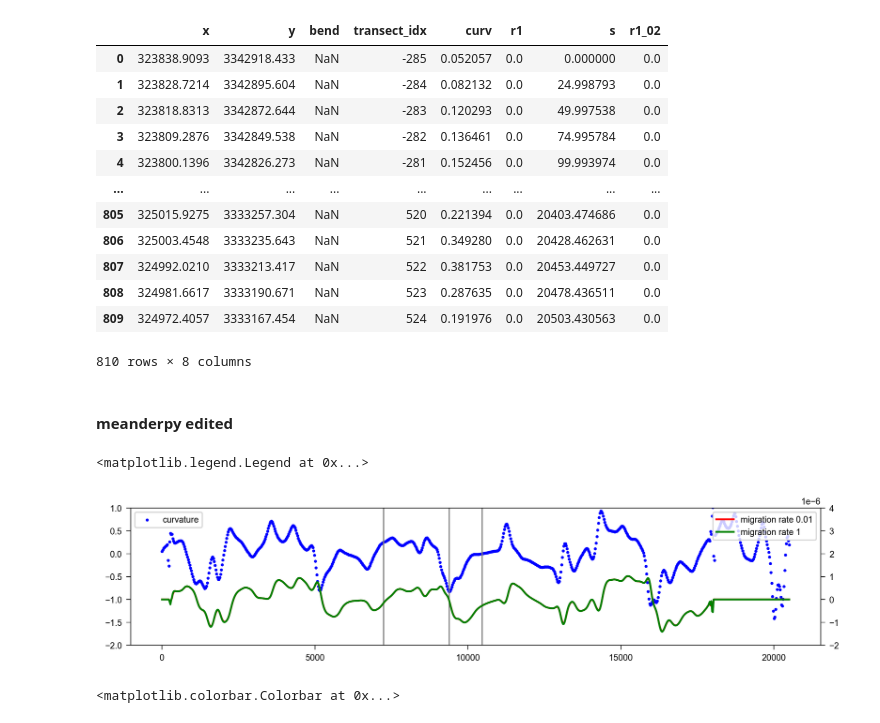
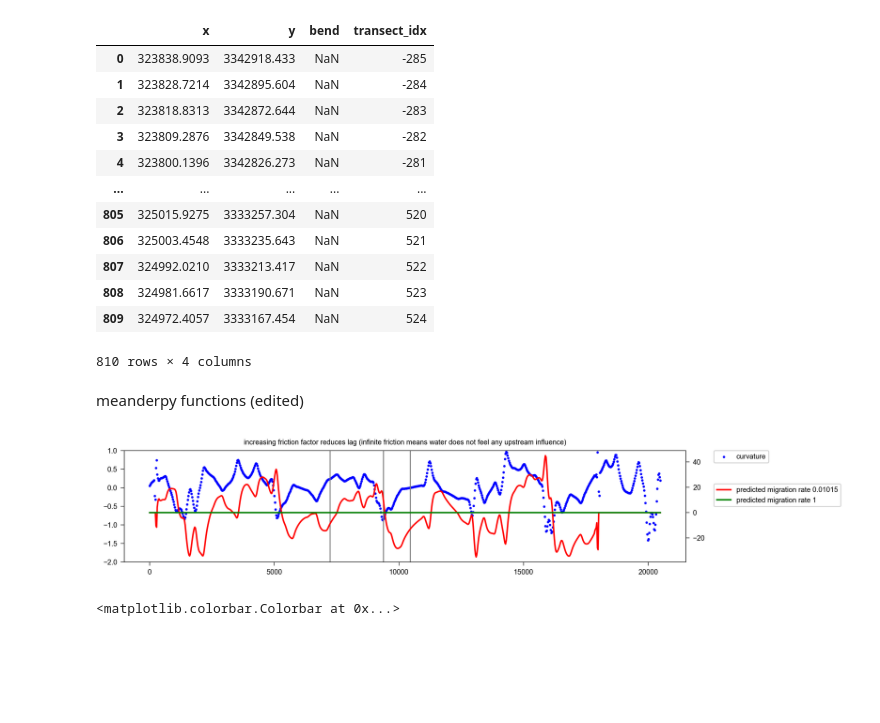
Before and after one commit to marielnelson/local-river-bank-erosion, a Jupyter notebook: 2_calculate-curvature.ipynb, the cells around one changed output. Saved outputs shown, nothing was run; the diff lists cells and outputs as text; code cells hidden in the pictures; blank space fills up the shorter version.

Commit message:
plot predicted vs measured bank retreat

```diff
--- a/2_calculate-curvature.ipynb
+++ b/2_calculate-curvature.ipynb
@@ -42,7 +42,7 @@ pd.options.display.max_columns = 50
 
 centimeters = 1 / 2.54
 # %%
-centerline_df = pd.read_csv('data/centerline-points-with-idx.csv')
+centerline_df = pd.read_csv('1_input-data/centerline-points-with-idx.csv')
 # %%
 centerline = centerline_df.values
 x_2022 = centerline[:,0]
@@ -51,23 +51,23 @@ z_2022 = np.zeros(len(y_2022),float)
 # %%
 centerline_df
 # %% [output]
-|  | x | y | bend | transect_idx | curv | r1 | s | r1_02 |
-| 0 | 323838.9093 | 3342918.433 | NaN | -285 | 0.052057 | 0.0 | 0.000000 | 0.0 |
-| 1 | 323828.7214 | 3342895.604 | NaN | -284 | 0.082132 | 0.0 | 24.998793 | 0.0 |
-| 2 | 323818.8313 | 3342872.644 | NaN | -283 | 0.120293 | 0.0 | 49.997538 | 0.0 |
-| 3 | 323809.2876 | 3342849.538 | NaN | -282 | 0.136461 | 0.0 | 74.995784 | 0.0 |
-| 4 | 323800.1396 | 3342826.273 | NaN | -281 | 0.152456 | 0.0 | 99.993974 | 0.0 |
-| ... | ... | ... | ... | ... | ... | ... | ... | ... |
-| 805 | 325015.9275 | 3333257.304 | NaN | 520 | 0.221394 | 0.0 | 20403.474686 | 0.0 |
-| 806 | 325003.4548 | 3333235.643 | NaN | 521 | 0.349280 | 0.0 | 20428.462631 | 0.0 |
-| 807 | 324992.0210 | 3333213.417 | NaN | 522 | 0.381753 | 0.0 | 20453.449727 | 0.0 |
-| 808 | 324981.6617 | 3333190.671 | NaN | 523 | 0.287635 | 0.0 | 20478.436511 | 0.0 |
-| 809 | 324972.4057 | 3333167.454 | NaN | 524 | 0.191976 | 0.0 | 20503.430563 | 0.0 |
+|  | x | y | bend | transect_idx |
+| 0 | 323838.9093 | 3342918.433 | NaN | -285 |
+| 1 | 323828.7214 | 3342895.604 | NaN | -284 |
+| 2 | 323818.8313 | 3342872.644 | NaN | -283 |
+| 3 | 323809.2876 | 3342849.538 | NaN | -282 |
+| 4 | 323800.1396 | 3342826.273 | NaN | -281 |
+| ... | ... | ... | ... | ... |
+| 805 | 325015.9275 | 3333257.304 | NaN | 520 |
+| 806 | 325003.4548 | 3333235.643 | NaN | 521 |
+| 807 | 324992.0210 | 3333213.417 | NaN | 522 |
+| 808 | 324981.6617 | 3333190.671 | NaN | 523 |
+| 809 | 324972.4057 | 3333167.454 | NaN | 524 |
-810 rows × 8 columns
+810 rows × 4 columns
 # %%
 nit = 1                   # number of iterations
 W = 200.0                    # channel width (m)
-D = 6.0                      # channel depth (m)
+D = 9.0                      # channel depth (m)
 depths = D * np.ones((nit,))  # channel depths for different iterations
 pad = 100                    # padding (number of nodepoints along centerline)
 deltas = 25.0                # sampling distance along centerline
@@ -76,7 +76,7 @@ crdist = 1.5 * W               # threshold distance at which cutoffs occur
 kl = 60.0/(365*24*60*60.0)   # migration rate constant (m/s)
 kv =  1.0e-12               # vertical slope-dependent erosion rate constant (m/s)
 dt = 1*0.05*365*24*60*60.0     # time step (s)
-dens = 1000                  # density of water (kg/m3)
+dens = 1000                  # density of fluid (kg/m3)
 saved_ts = 1                # which time steps will be saved
 n_bends = 20                # approximate number of bends you want to model
 Sl = 0.0                     # initial slope (matters more for submarine channels than rivers)
@@ -88,6 +88,6 @@ aggr_factor = 2e-9         # aggradation factor (m/s, about 0.18 m/year, it kick
 k = 1.0                        # HK constant
 pad1 = int(pad/10.0)
 # %% [markdown]
-#### meanderpy edited
+meanderpy functions (edited)
 # %%
 def compute_curvature(x,y):
@@ -249,36 +138,45 @@ def migrate_one_step(x,y,z,W,kl,dt,k,Cf,D,pad,pad1,omega=-1.0,gamma=2.5):
     y[pad1:ns-pad+1] = y[pad1:ns-pad+1] - R1[pad1:ns-pad+1]*dx_ds*dt
     return curv, R1, x_old, y_old, x, y, s
 # %%
-curv, r1, x_old, y_old, x, y, s = migrate_one_step(x_2022,y_2022,z_2022,W,kl,dt,k,Cfs[0],D,pad,pad1,omega=-1.0,gamma=2.5)
+cfs_original = 0.01015
+
+curv, r1, x_old, y_old, x, y, s = migrate_one_step(x_2022,y_2022,z_2022,W,kl,dt,k,cfs_original,D,pad,pad1,omega=-1.0,gamma=2.5)
 out_dist = np.sqrt((x-x_old)**2 + (y-y_old)**2)
+
+r1 = r1 * 365 * 24 * 60 * 60 # convert from m / s to m / year
 
 centerline_df['curv'] = curv
 centerline_df['r1'] = r1
 centerline_df['s'] = s
 
-# Cfs = .01 * np.ones((nit,))
+cfs_02 = 1
 
-# curv, r1_02, x_old, y_old, x, y, s = migrate_one_step(x_2022,y_2022,z_2022,W,kl,dt,k,Cfs[0],D,pad,pad1,omega=-1.0,gamma=2.5)
-# out_dist = np.sqrt((x-x_old)**2 + (y-y_old)**2)
+curv_02, r1_02, x_old_02, y_old_02, x_02, y_02, s_02 = migrate_one_step(x_2022,y_2022,z_2022,W,kl,dt,k,cfs_02,D,pad,pad1,omega=-1.0,gamma=2.5)
+out_dist_02 = np.sqrt((x_02-x_old_02)**2 + (y_02-y_old_02)**2)
+
+centerline_df['r1_02'] = r1_02
+centerline_df['s_02'] = s_02
 # %%
 fig, ax = plt.subplots(figsize=(10, 2))
 scatter = ax.scatter(s, curv, s=2, label='curvature', color='blue')
 ax.set_ylim(-2, 1)
 
 ax2 = ax.twinx()
-ax2.plot(s, r1, color='red', label='migration rate 0.01')
-ax2.plot(s, r1_02, color='green', label='migration rate 1')
-ax2.set_ylim(-2e-6, 4e-6)
+ax2.plot(s, r1, color='red', label=f'predicted migration rate {cfs_original}')
+ax2.plot(s, r1_02, color='green', label=f'predicted migration rate {cfs_02}')
+# ax2.set_ylim(-2e-6, 4e-6)
 
 ax.axvline(s[centerline_df[centerline_df['transect_idx'] == 1].index], color='grey', linestyle='-', lw=1)
 ax.axvline(s[centerline_df[centerline_df['transect_idx'] == 86].index], color='grey', linestyle='-', lw=1)
 ax.axvline(s[centerline_df[centerline_df['transect_idx'] == 128].index], color='grey', linestyle='-', lw=1)
 
-ax.legend(loc='upper left')
-ax2.legend(loc='upper right')
+ax.legend(loc='upper left', bbox_to_anchor=(1.05, 1), borderaxespad=0.)
+ax2.legend(loc='upper left', bbox_to_anchor=(1.05, 0.7), borderaxespad=0.)
+ax.set_title('increasing friction factor reduces lag (infinite friction means water does not feel any upstream influence)')
+
+fig.savefig('3_output-data/figures/curvature-and-predicted-migration-rate.png', bbox_inches='tight', dpi=300)
 # %% [output]
-<matplotlib.legend.Legend at 0x...>
-[figure, old version]
+[figure, new version]
 # %%
 fig, ax = plt.subplots(figsize=(5, 3))
 scatter = ax.scatter(x_2022, y_2022, c=abs(curv), cmap='viridis', s=2)
```
Also changed, not shown: parts of 19 cells of this notebook.
